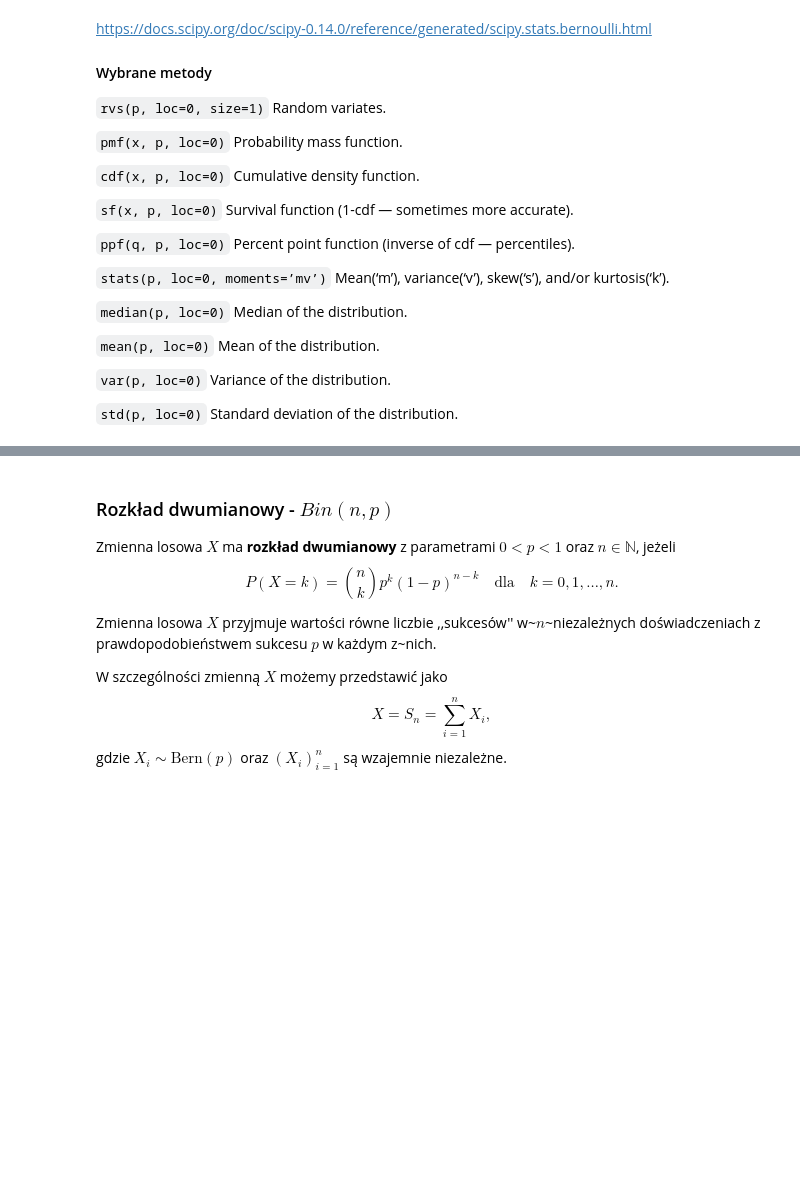
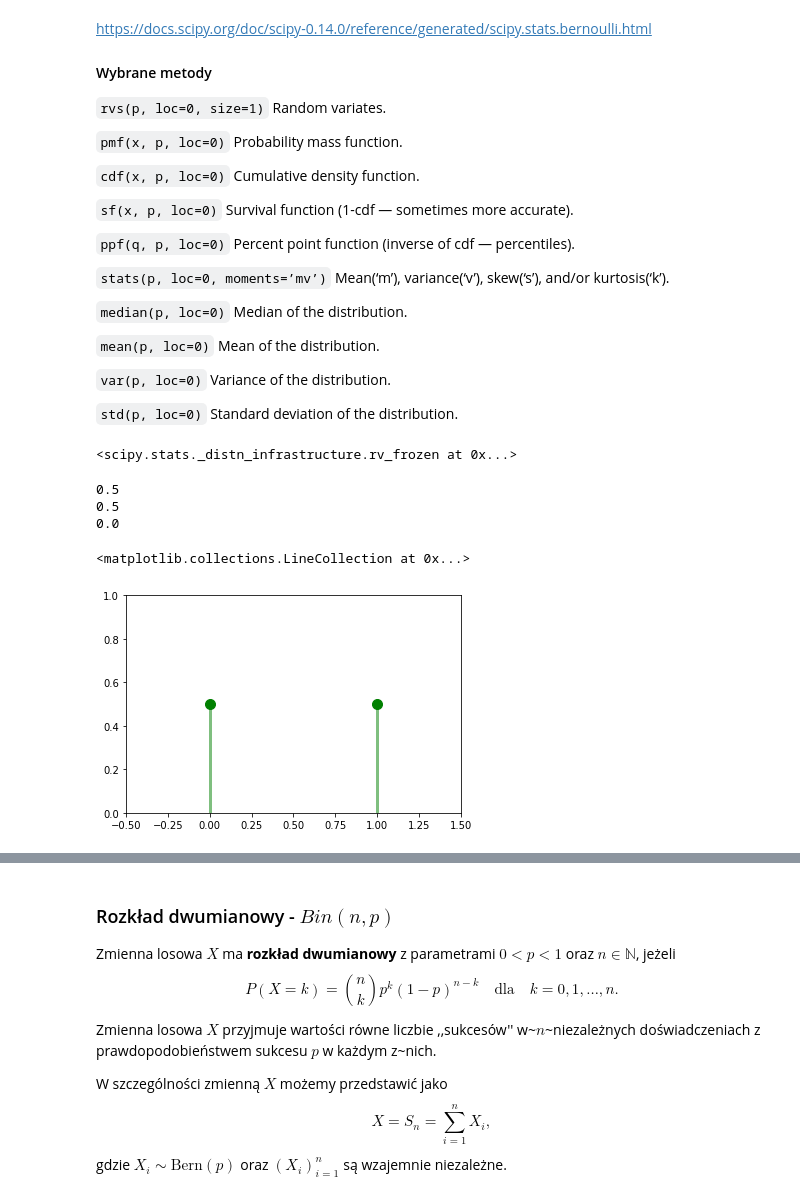
Before and after one commit to mdabrowski-phd/ds250223_stat, a Jupyter notebook: 02_rachunek_prawdopodobienstwa/03_dyskretne_rozkłady_prawdopodobieństwa.ipynb, the cells around one changed output, grey strips where cells are left out. Saved outputs shown, nothing was run; the diff lists cells and outputs as text; code cells hidden in the pictures; blank space fills up the shorter version.

```diff
--- a/02_rachunek_prawdopodobienstwa/03_dyskretne_rozkłady_prawdopodobieństwa.ipynb
+++ b/02_rachunek_prawdopodobienstwa/03_dyskretne_rozkłady_prawdopodobieństwa.ipynb
@@ -53,7 +53,10 @@ https://docs.scipy.org/doc/scipy-0.14.0/reference/generated/scipy.stats.bernoull
 
 `std(p, loc=0)` 	Standard deviation of the distribution.
 # %%
-# p = 0.5
+# 1. Definiujemy zmienna losową
+p = 0.5 # prawdopodobieństwo sukcesu
 
-# bern = stats.bernoulli(p=p)
-# bern
+bern = stats.bernoulli(p=p)
+bern
+# %% [output]
+<scipy.stats._distn_infrastructure.rv_frozen at 0x...>
@@ -64,12 +63,28 @@ https://docs.scipy.org/doc/scipy-0.14.0/reference/generated/scipy.stats.bernoull
+# %%
+# 2. Funkcja rozkładu prawdopodobieństwa (dla przypadku dyskretnego) = pmf = probability mass function
+
+# bernoulli.pmf(k) = p    if k = 1
+#                  = 1-p  if k = 0
+
+print(bern.pmf(0))
+print(bern.pmf(1))
+print(bern.pmf(0.5))
+# %% [output]
+0.5
+0.5
+0.0
 # %%
-# fig, ax = plt.subplots(1, 1)
-# ax.set_xlim([-.5, 1.5])
-# ax.set_ylim([0, 1])
+fig, ax = plt.subplots(1, 1)
+ax.set_xlim([-.5, 1.5])
+ax.set_ylim([0, 1])
 
-# x_value = [0, 1]
-# ax.plot(x_value, bern.pmf(x_value), 'go', ms=10, label='theoretical bernoulli pmf')
-# #x : scalar or 1D array_like
-# #x-indexes where to plot the lines.
-# #ymin, ymax : scalar or 1D array_like
-# ax.vlines(x_value, 0, bern.pmf(x_value), colors='g', lw=3, alpha=0.5)
+x_value = [0, 1]
+ax.plot(x_value, bern.pmf(x_value), 'go', ms=10, label='theoretical bernoulli pmf')
+# x : scalar or 1D array_like
+# x-indexes where to plot the lines.
+# ymin, ymax : scalar or 1D array_like
+ax.vlines(x_value, 0, bern.pmf(x_value), colors='g', lw=3, alpha=0.5)
+# %% [output]
+<matplotlib.collections.LineCollection at 0x...>
+[figure, added]
 # %%
```
Also changed, not shown: parts of 24 cells of this notebook, 7 other files.
